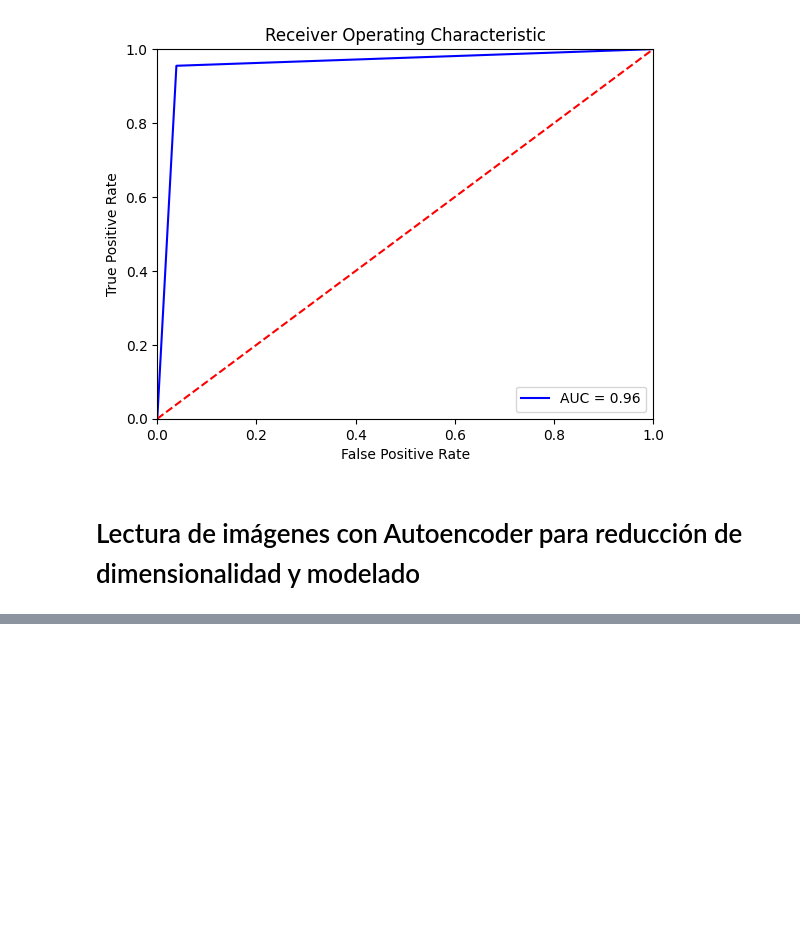
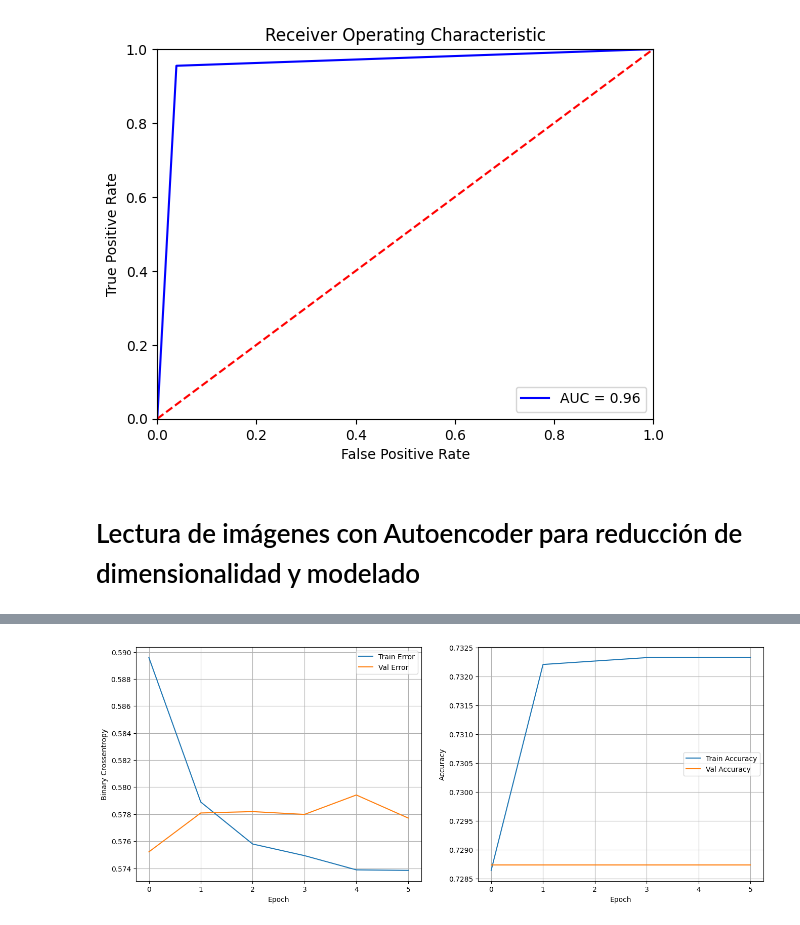
Before and after one commit to AlvarooGm/TFM, a Jupyter notebook: TFM.ipynb, the cells around one changed output, grey strips where cells are left out. Cells and saved outputs as stored; diff of their text form; code cells hidden in the pictures; blank space fills up the shorter version.

```diff
--- a/TFM.ipynb
+++ b/TFM.ipynb
@@ -477,0 +612,21 @@ ValueError: Dimensions must be equal, but are 1000 and 255 for '{{node compile_l
+# %%
+X=df_pca['PC1']
+Y=df_pca['Target']
+x_train, x_test, y_train, y_test = train_test_split(X, Y, test_size=0.2, random_state=5)
+# %%
+inputs = keras.Input(shape=(1,), name='input_layer')
+
+l_1 = layers.Dense(32, activation='relu')(inputs)
+# l_1 = layers.Dropout(0.5,seed=30, name='dropout_l1')(l_1)
+l_2 = layers.Dense(50, activation='relu')(l_1)
+# l_2 = layers.Dropout(0.5,seed=30, name='dropout_l2')(l_2)
+l_3 = layers.Dense(25, activation='relu')(l_2)
+# l_3 = layers.Dropout(0.5,seed=30, name='dropout_l3')(l_3)
+# l_4 = layers.Dense(128, activation='relu')(l_3)
+# l_4 = layers.Dropout(0.5,seed=30, name='dropout_l4')(l_4)
+l_4 = layers.Dense(10, activation='relu')(l_3)
+# l_5 = layers.Dropout(0.5,seed=30, name='dropout_l5')(l_5)
+
+outputs = layers.Dense(1, activation='sigmoid', name='output')(l_4)
+
+model2 = keras.Model(inputs=inputs, outputs=outputs, name='second_model')
@@ -477,0 +655,6 @@ ValueError: Dimensions must be equal, but are 1000 and 255 for '{{node compile_l
+# %%
+model2.compile(
+    optimizer='adam',
+    loss='binary_crossentropy',
+    metrics=['accuracy']
+)
@@ -477,0 +665,13 @@ ValueError: Dimensions must be equal, but are 1000 and 255 for '{{node compile_l
+# %%
+es_callback = keras.callbacks.EarlyStopping(
+    monitor='val_loss',  # can be 'val_accuracy'
+    patience=5,  # if during 5 epochs there is no improvement in `val_loss`, the execution will stop
+    verbose=1)
+
+epochs = 10
+model2_results=model2.fit(x=x_train,
+                        y=y_train,
+                        batch_size=16,
+                        epochs=epochs,
+                        validation_split=0.1,
+                        callbacks=[es_callback])
@@ -477,0 +692,4 @@ ValueError: Dimensions must be equal, but are 1000 and 255 for '{{node compile_l
+# %%
+show_loss_accuracy_evolution(model2_results)
+# %% [output]
+[figure, added]
```
Also changed, not shown: parts of 73 cells of this notebook.
